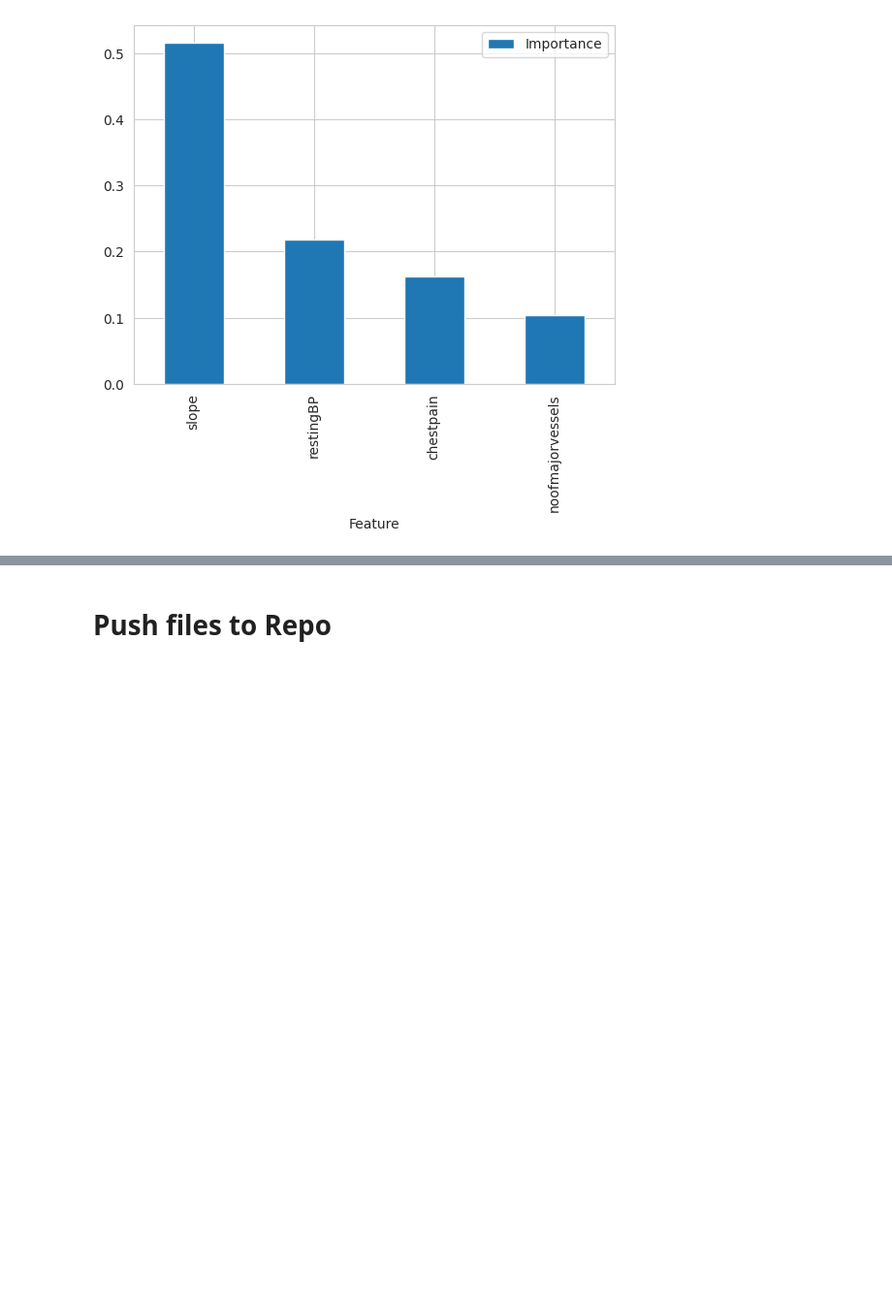
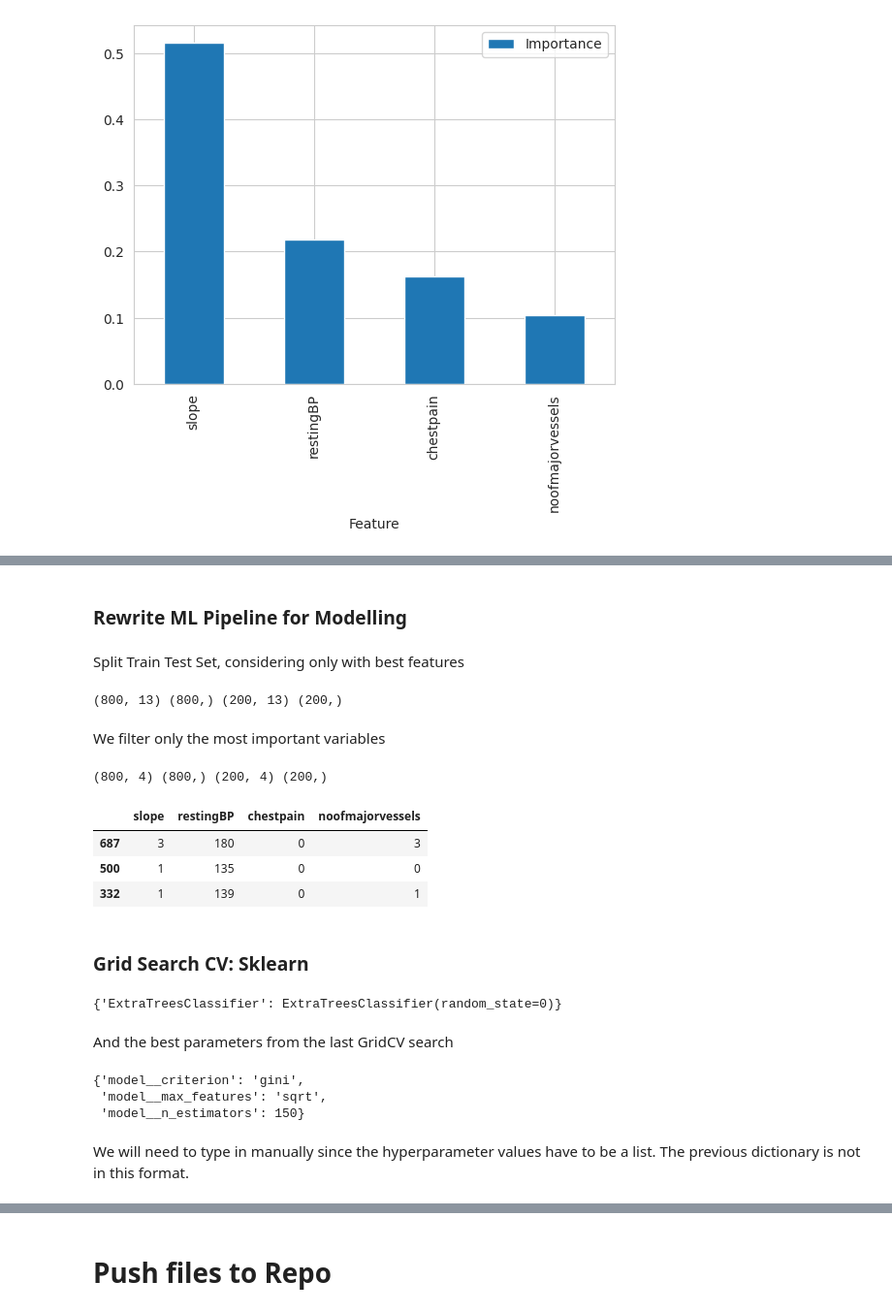
Before and after one commit to SimasJakubenas/cd-prediction-pp5, a Jupyter notebook: jupyter_notebooks/05 - Modelling and Evaluation.ipynb, the cells around one changed output, grey strips where cells are left out. Shown: that part at 97% size. Cells and saved outputs as stored; diff of their text form; code cells hidden in the pictures; blank space fills up the shorter version.

Commit message:
ADD: rewrite pipelines

```diff
--- a/jupyter_notebooks/05 - Modelling and Evaluation.ipynb
+++ b/jupyter_notebooks/05 - Modelling and Evaluation.ipynb
@@ -394,0 +475,2 @@ plt.show()
+# %% [markdown]
+### Rewrite ML Pipeline for Modelling
@@ -394,0 +487,44 @@ plt.show()
+# %% [markdown]
+Split Train Test Set, considering only with best features
+# %%
+from sklearn.model_selection import train_test_split
+X_train, X_test, y_train, y_test = train_test_split(
+    df.drop(['target'], axis=1),
+    df['target'],
+    test_size=0.2,
+    random_state=0,
+)
+
+print(X_train.shape, y_train.shape, X_test.shape, y_test.shape)
+# %% [output]
+(800, 13) (800,) (200, 13) (200,)
+# %% [markdown]
+We filter only the most important variables
+# %%
+X_train = X_train.filter(best_features)
+X_test = X_test.filter(best_features)
+
+print(X_train.shape, y_train.shape, X_test.shape, y_test.shape)
+X_train.head(3)
+# %% [output]
+(800, 4) (800,) (200, 4) (200,)
+|  | slope | restingBP | chestpain | noofmajorvessels |
+| 687 | 3 | 180 | 0 | 3 |
+| 500 | 1 | 135 | 0 | 0 |
+| 332 | 1 | 139 | 0 | 1 |
+# %% [markdown]
+### Grid Search CV: Sklearn
+# %%
+models_search   # ExtraTreesClassifier
+# %% [output]
+{'ExtraTreesClassifier': ExtraTreesClassifier(random_state=0)}
+# %% [markdown]
+And the best parameters from the last GridCV search
+# %%
+best_parameters
+# %% [output]
+{'model__criterion': 'gini',
+ 'model__max_features': 'sqrt',
+ 'model__n_estimators': 150}
+# %% [markdown]
+We will need to type in manually since the hyperparameter values have to be a list. The previous dictionary is not in this format.
```
Also changed, not shown: parts of 18 cells of this notebook.
